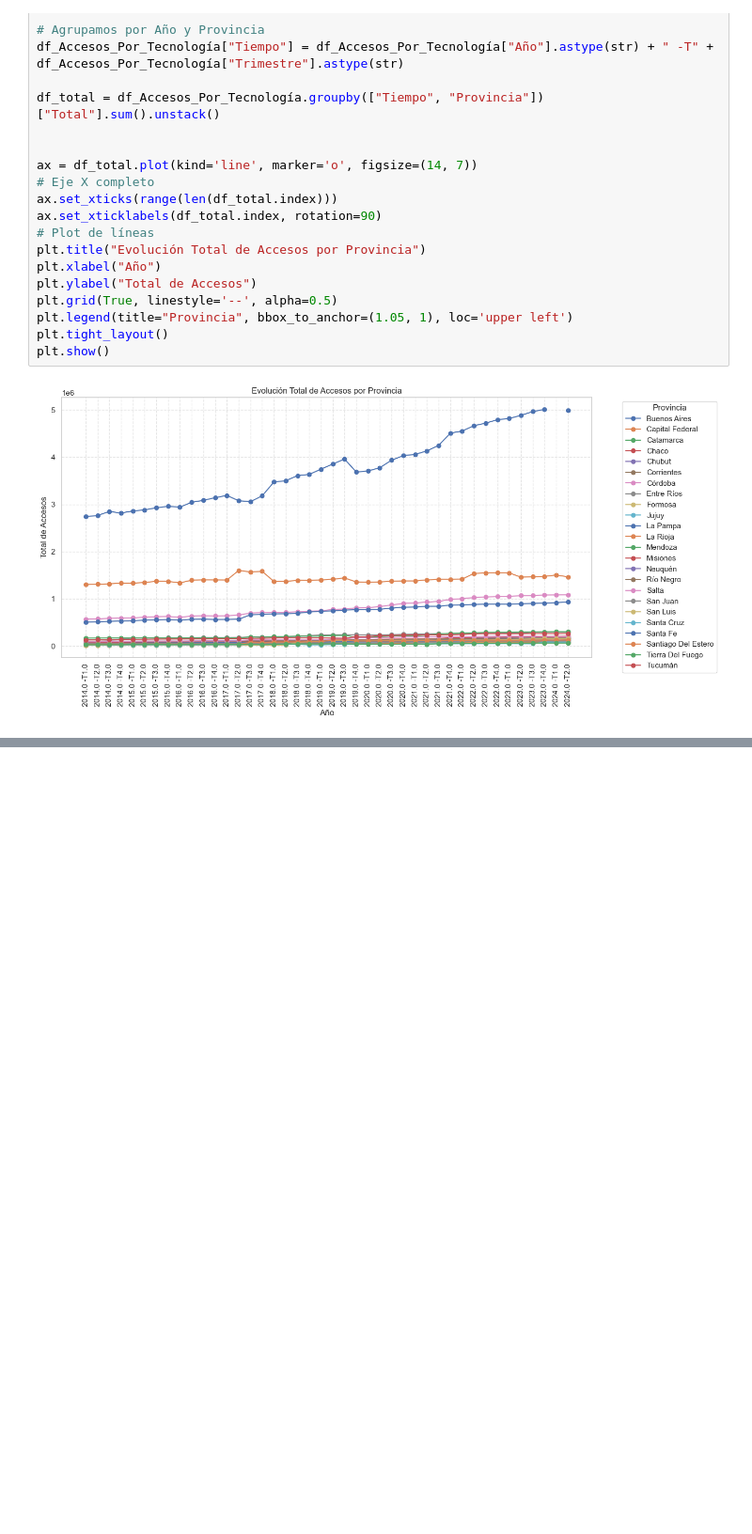
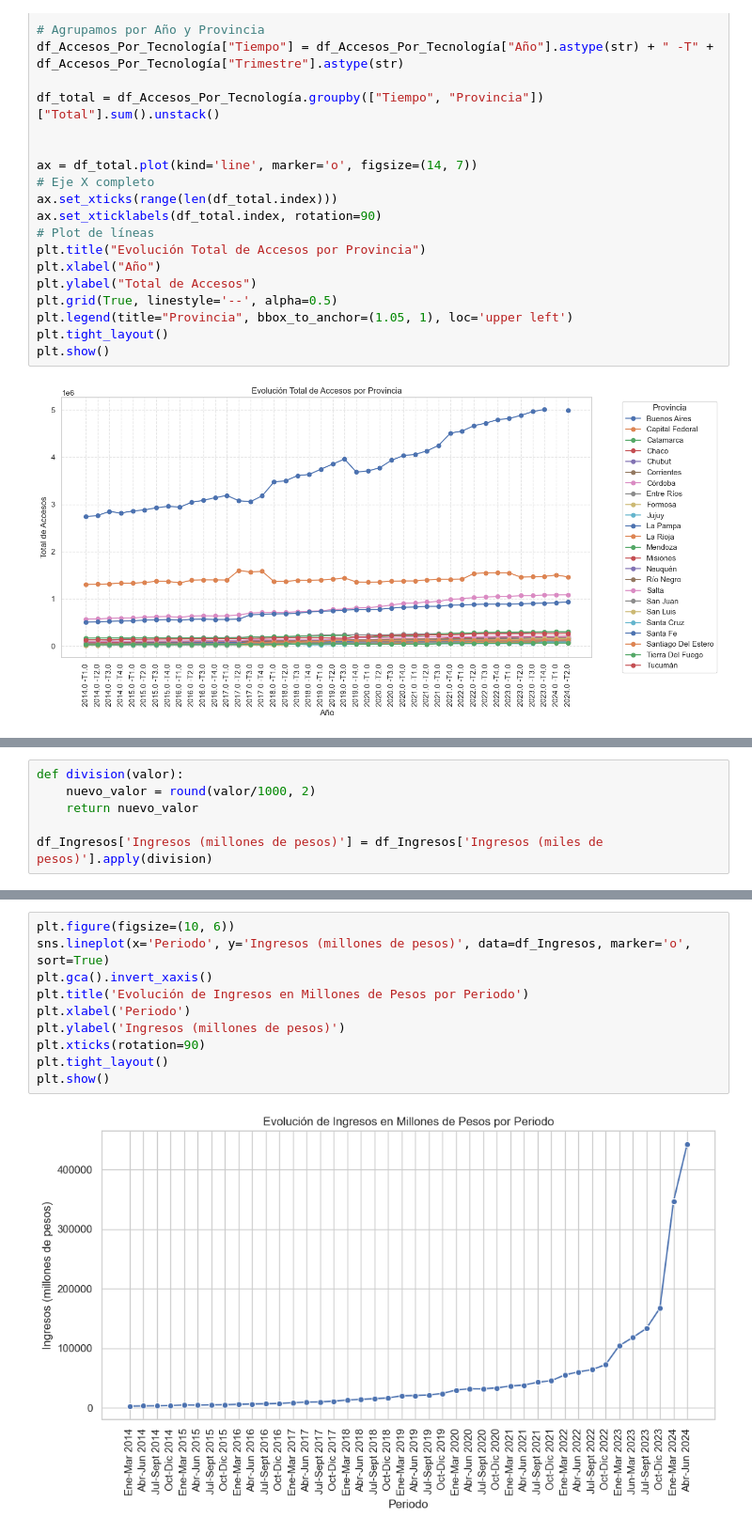
Before and after one commit to gastonr96/Proyecto_I2_Henry, a Jupyter notebook: Proyecto_Individual _2/EDA.ipynb, the cells around one changed output, grey strips where cells are left out. Shown at 94% size. Cells and saved outputs as stored; diff of their text form; blank space fills up the shorter version.

```diff
--- a/Proyecto_Individual _2/EDA.ipynb
+++ b/Proyecto_Individual _2/EDA.ipynb
@@ -1014,0 +1061,6 @@ plt.show()
+# %%
+def division(valor):
+    nuevo_valor = round(valor/1000, 2)
+    return nuevo_valor
+
+df_Ingresos['Ingresos (millones de pesos)'] = df_Ingresos['Ingresos (miles de pesos)'].apply(division)
@@ -1014,0 +1076,12 @@ plt.show()
+# %%
+plt.figure(figsize=(10, 6))
+sns.lineplot(x='Periodo', y='Ingresos (millones de pesos)', data=df_Ingresos, marker='o', sort=True)
+plt.gca().invert_xaxis()
+plt.title('Evolución de Ingresos en Millones de Pesos por Periodo')
+plt.xlabel('Periodo')
+plt.ylabel('Ingresos (millones de pesos)')
+plt.xticks(rotation=90)
+plt.tight_layout()
+plt.show()
+# %% [output]
+[figure, added]
```
Also changed, not shown: parts of 31 cells of this notebook.
